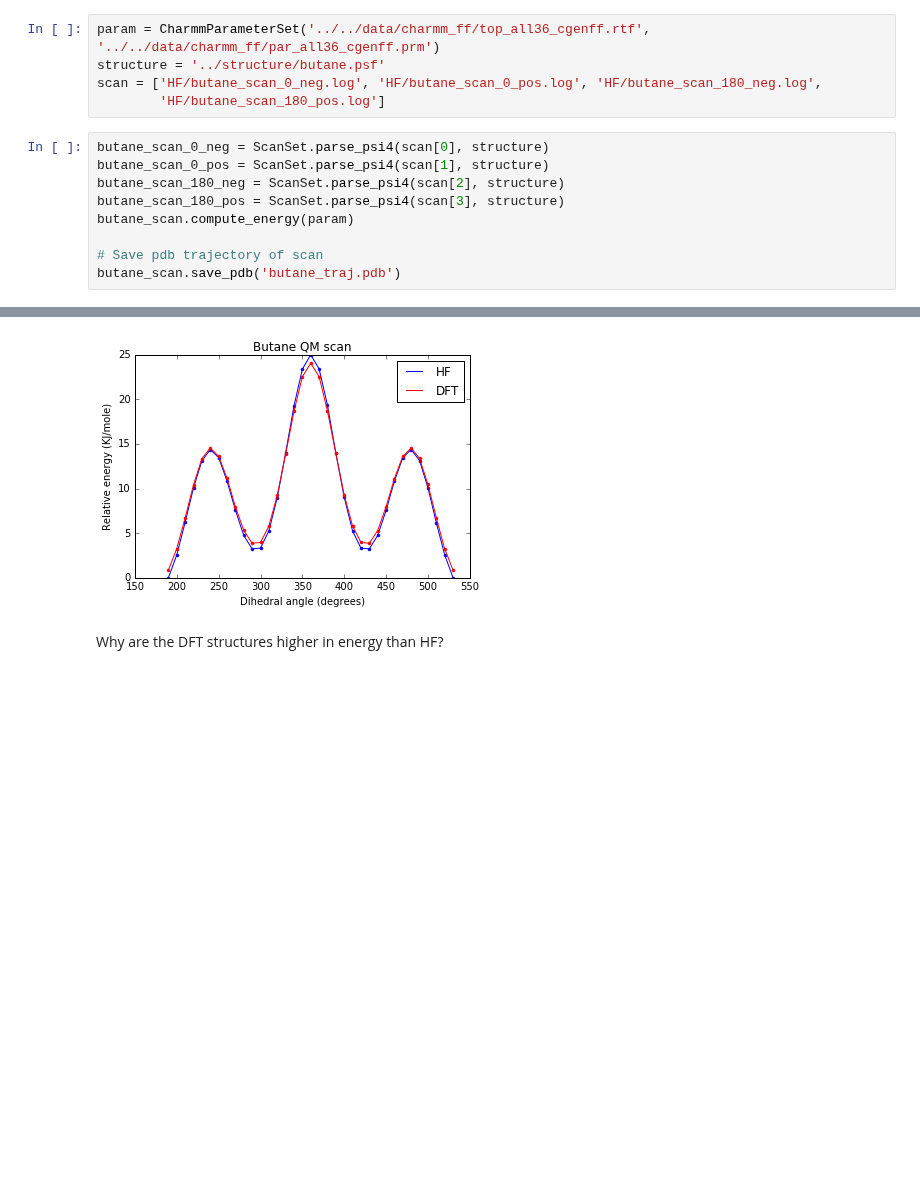
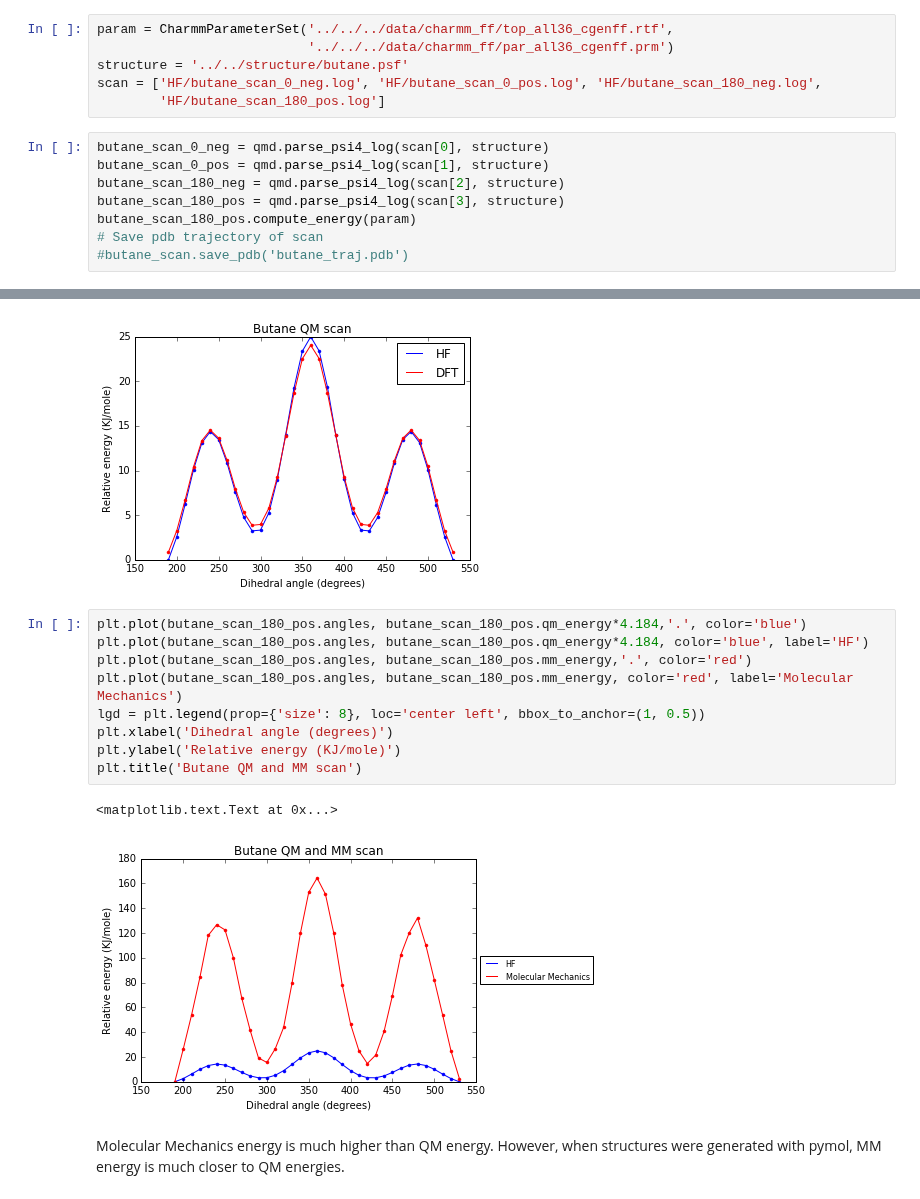
Before and after one commit to choderalab/torsionfit, a Jupyter notebook: examples/butane/torsion_scans/psi4_archive/psi4_torsion_scan_optimization_issues.ipynb, the cells around one changed output, grey strips where cells are left out. Saved outputs shown, nothing was run; the diff lists cells and outputs as text; blank space fills up the shorter version.

```diff
--- a/examples/butane/torsion_scans/psi4_archive/psi4_torsion_scan_optimization_issues.ipynb
+++ b/examples/butane/torsion_scans/psi4_archive/psi4_torsion_scan_optimization_issues.ipynb
@@ -9,19 +15,19 @@ from pymc import MCMC
 from parmed.charmm import CharmmParameterSet
 from torsionfit import plots
 # %%
-param = CharmmParameterSet('../../data/charmm_ff/top_all36_cgenff.rtf', '../../data/charmm_ff/par_all36_cgenff.prm')
-structure = '../structure/butane.psf'
+param = CharmmParameterSet('../../../data/charmm_ff/top_all36_cgenff.rtf',
+                           '../../../data/charmm_ff/par_all36_cgenff.prm')
+structure = '../../structure/butane.psf'
 scan = ['HF/butane_scan_0_neg.log', 'HF/butane_scan_0_pos.log', 'HF/butane_scan_180_neg.log',
         'HF/butane_scan_180_pos.log']
 # %%
-butane_scan_0_neg = ScanSet.parse_psi4(scan[0], structure)
-butane_scan_0_pos = ScanSet.parse_psi4(scan[1], structure)
-butane_scan_180_neg = ScanSet.parse_psi4(scan[2], structure)
-butane_scan_180_pos = ScanSet.parse_psi4(scan[3], structure)
-butane_scan.compute_energy(param)
-
+butane_scan_0_neg = qmd.parse_psi4_log(scan[0], structure)
+butane_scan_0_pos = qmd.parse_psi4_log(scan[1], structure)
+butane_scan_180_neg = qmd.parse_psi4_log(scan[2], structure)
+butane_scan_180_pos = qmd.parse_psi4_log(scan[3], structure)
+butane_scan_180_pos.compute_energy(param)
 # Save pdb trajectory of scan
-butane_scan.save_pdb('butane_traj.pdb')
+#butane_scan.save_pdb('butane_traj.pdb')
 # %%
 plt.plot(butane_scan_0_neg.steps, butane_scan_0_neg.qm_energy, '.', color='blue', label='0, neg')
 plt.plot(butane_scan_0_neg.steps, butane_scan_0_neg.qm_energy, color='blue')
@@ -80,5 +86,17 @@ plt.title('Butane QM scan')
 # %% [output]
 <matplotlib.text.Text at 0x...>
 [figure]
-# %% [markdown]
-Why are the DFT structures higher in energy than HF?
+# %%
+plt.plot(butane_scan_180_pos.angles, butane_scan_180_pos.qm_energy*4.184,'.', color='blue')
+plt.plot(butane_scan_180_pos.angles, butane_scan_180_pos.qm_energy*4.184, color='blue', label='HF')
+plt.plot(butane_scan_180_pos.angles, butane_scan_180_pos.mm_energy,'.', color='red')
+plt.plot(butane_scan_180_pos.angles, butane_scan_180_pos.mm_energy, color='red', label='Molecular Mechanics')
+lgd = plt.legend(prop={'size': 8}, loc='center left', bbox_to_anchor=(1, 0.5))
+plt.xlabel('Dihedral angle (degrees)')
+plt.ylabel('Relative energy (KJ/mole)')
+plt.title('Butane QM and MM scan')
+# %% [output]
+<matplotlib.text.Text at 0x...>
+[figure, added]
+# %% [markdown]
+Molecular Mechanics energy is much higher than QM energy. However, when structures were generated with pymol, MM energy is much closer to QM energies.
```
Also changed, not shown: parts of 6 cells of this notebook.
